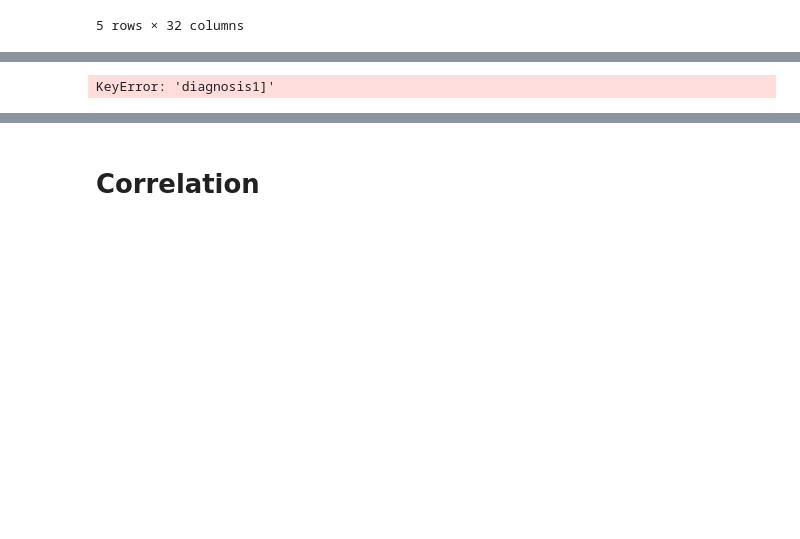
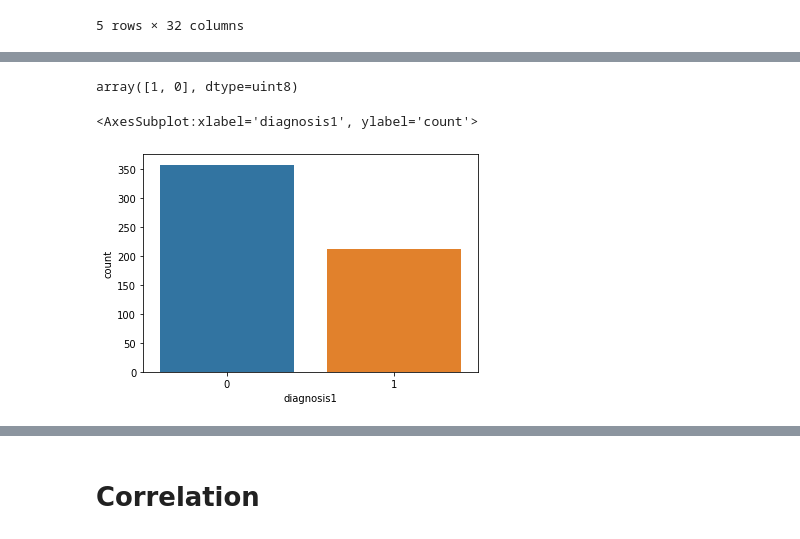
Before and after one commit to riya72/Breast, a Jupyter notebook: Breast.ipynb, the cells around one changed output, grey strips where cells are left out. Cells and saved outputs as stored; diff of their text form; code cells hidden in the pictures; blank space fills up the shorter version.

```diff
--- a/Breast.ipynb
+++ b/Breast.ipynb
@@ -269,5 +269,5 @@ diagnosis1
 | 568 | 0 |
 569 rows × 1 columns
 # %%
-Breast=pd.concat([Breast,diagnosis1],axis=1)
+breast=pd.concat([breast,diagnosis1],axis=1)
 # %%
@@ -281,5 +281,5 @@ Breast.head()
 | 4 | M | 20.29 | 14.34 | 135.10 | 1297.0 | 0.10030 | 0.13280 | ... |
 5 rows × 32 columns
 # %%
-Breast.drop(["diagnosis"],axis=1,inplace=True)
+breast.drop(["diagnosis"],axis=1,inplace=True)
 # %%
@@ -295,5 +295,5 @@ Breast.head()
 # %% [markdown]
 # Data Visualisation
 # %%
-Breast["diagnosis1"]=Breast["M"]
+breast["diagnosis1"]=breast["M"]
 # %%
@@ -307,5 +307,5 @@ Breast.head()
 | 4 | 20.29 | 14.34 | 135.10 | 1297.0 | 0.10030 | 0.13280 | ... |
 5 rows × 32 columns
 # %%
-Breast.drop(["M","diagnosis1"],axis=1,inplace=True)
+breast.drop(["M"],axis=1,inplace=True)
 # %%
@@ -321,9 +321,12 @@ Breast.head()
 # %%
-Breast['diagnosis1]'].unique()
+breast['diagnosis1'].unique()
 # %% [output]
-KeyError: 'diagnosis1]'
+array([1, 0], dtype=uint8)
 # %%
-sns.countplot(Breast["diagnosis1]"]) # M = 1 (It means the the tumor is cancerous or having breast cancer.)
+sns.countplot(breast["diagnosis1"]) # M = 1 (It means the the tumor is cancerous or having breast cancer.)
                                      # B = 0 ( It means the tumor is normal and not a cancerous type.)
+# %% [output]
+<AxesSubplot:xlabel='diagnosis1', ylabel='count'>
+[figure, added]
 # %%
 plt.figure(figsize=(15,8))
```
Also changed, not shown: parts of 59 cells of this notebook.
